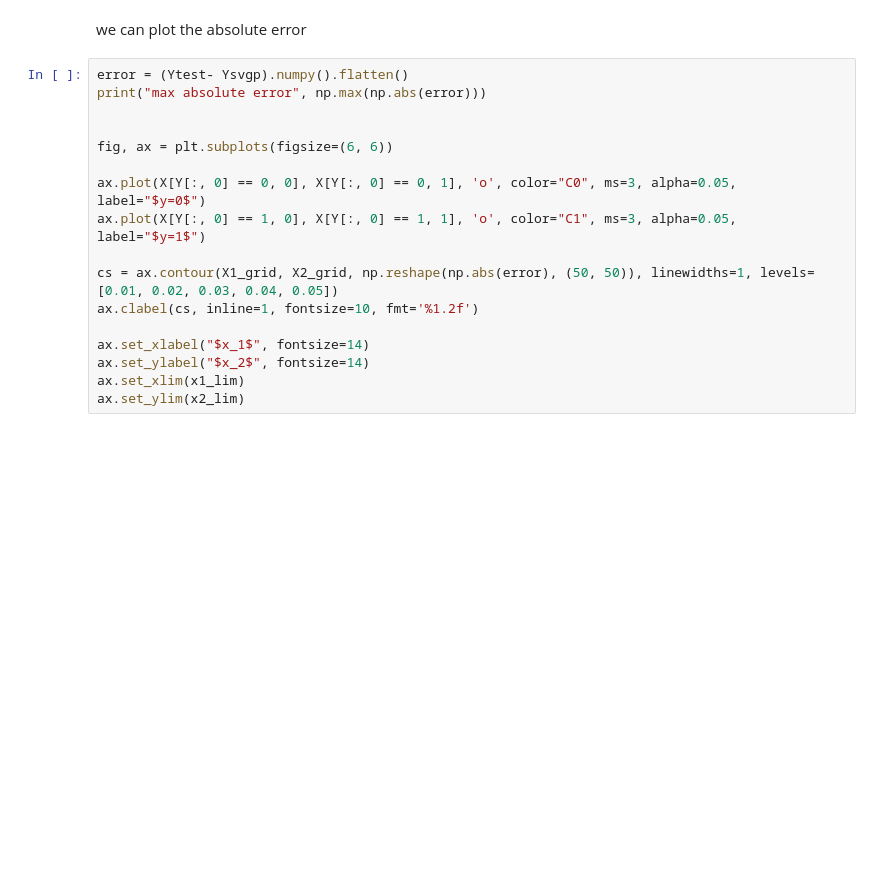
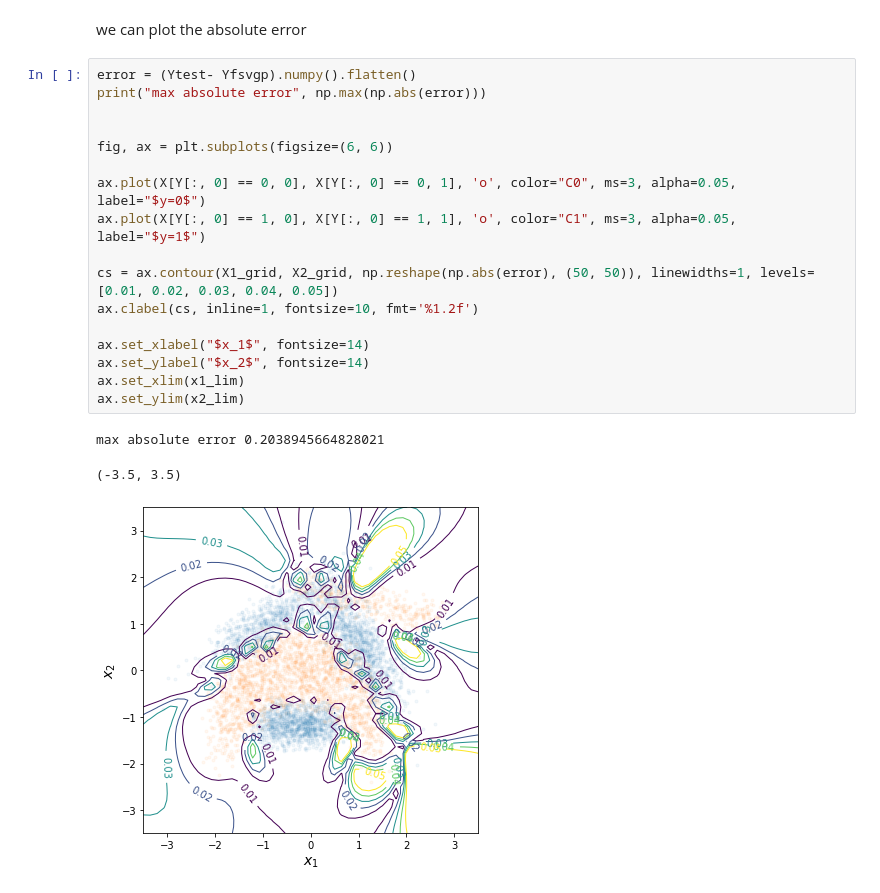
Before and after one commit to NicolasDurrande/guepard, a Jupyter notebook: docs/notebooks/equivalent_obs_SVGP_parametrisation.ipynb, the cells around one changed output. Drawn from its saved outputs; the diff is of its cells as text; blank space fills up the shorter version.

```diff
--- a/docs/notebooks/equivalent_obs_SVGP_parametrisation.ipynb
+++ b/docs/notebooks/equivalent_obs_SVGP_parametrisation.ipynb
@@ -289,19 +323,23 @@ plt.tight_layout()
 # %% [markdown]
 we can plot the absolute error
 # %%
-error = (Ytest- Ysvgp).numpy().flatten()
+error = (Ytest- Yfsvgp).numpy().flatten()
 print("max absolute error", np.max(np.abs(error)))
 
 
 fig, ax = plt.subplots(figsize=(6, 6))
 
 ax.plot(X[Y[:, 0] == 0, 0], X[Y[:, 0] == 0, 1], 'o', color="C0", ms=3, alpha=0.05, label="$y=0$")
 ax.plot(X[Y[:, 0] == 1, 0], X[Y[:, 0] == 1, 1], 'o', color="C1", ms=3, alpha=0.05, label="$y=1$")
 
 cs = ax.contour(X1_grid, X2_grid, np.reshape(np.abs(error), (50, 50)), linewidths=1, levels=[0.01, 0.02, 0.03, 0.04, 0.05])
 ax.clabel(cs, inline=1, fontsize=10, fmt='%1.2f')
 
 ax.set_xlabel("$x_1$", fontsize=14)
 ax.set_ylabel("$x_2$", fontsize=14)
 ax.set_xlim(x1_lim)
 ax.set_ylim(x2_lim)
+# %% [output]
+max absolute error 0.2038945664828021
+(-3.5, 3.5)
+[figure, added]
```
Also changed, not shown: parts of 13 cells of this notebook.
